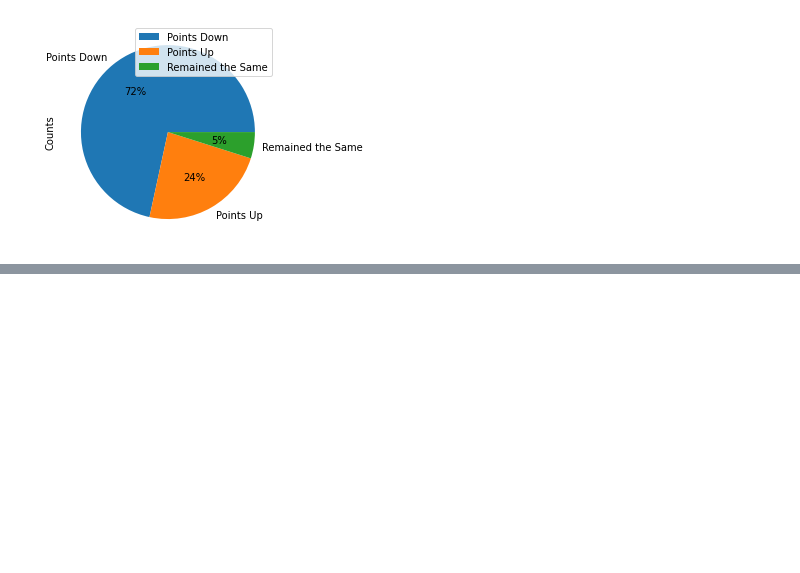
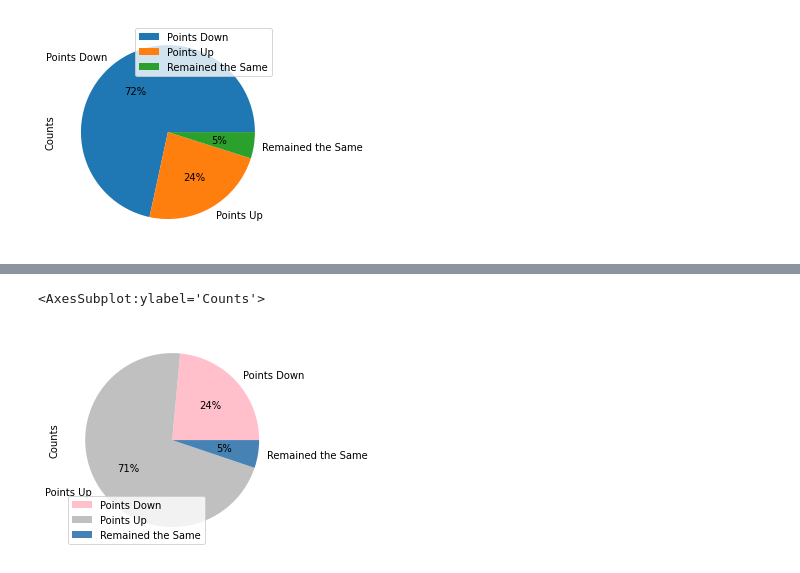
Before and after one commit to Cossie01/Fundamentals-of-Data-Analysis-Assessment, a Jupyter notebook: cao.ipynb, the cells around one changed output, grey strips where cells are left out. Drawn from its saved outputs; the diff is of its cells as text; code cells hidden in the pictures; blank space fills up the shorter version.

Commit message:
2020 v 2021 comparison

```diff
--- a/cao.ipynb
+++ b/cao.ipynb
@@ -1358,2 +1528,14 @@ allcourses1=pd.DataFrame(allcourses, columns=['R1 Points 2019', 'R1 Points 2020'
+# %%
+### Pie Chart of the comparison of points between 2020 and 2021.
+
+colors = ['pink', 'silver', 'steelblue']
+
+allcourses4 = pd.DataFrame({'Status': ['Remained the Same', 'Points Up', 'Points Down'],
+                            'Counts': [66, 909, 300]})
+
+allcourses4.groupby(['Status']).sum().plot(kind='pie', y='Counts', autopct='%1.0f%%', colors =colors)
+# %% [output]
+<AxesSubplot:ylabel='Counts'>
+[figure, added]
 # %%
 allcourses.plot.scatter(x="R1 Points 2021", y="R1 Points 2020", cmap="viridis", s=50);
```
Also changed, not shown: parts of 27 cells of this notebook, 13 other files.
